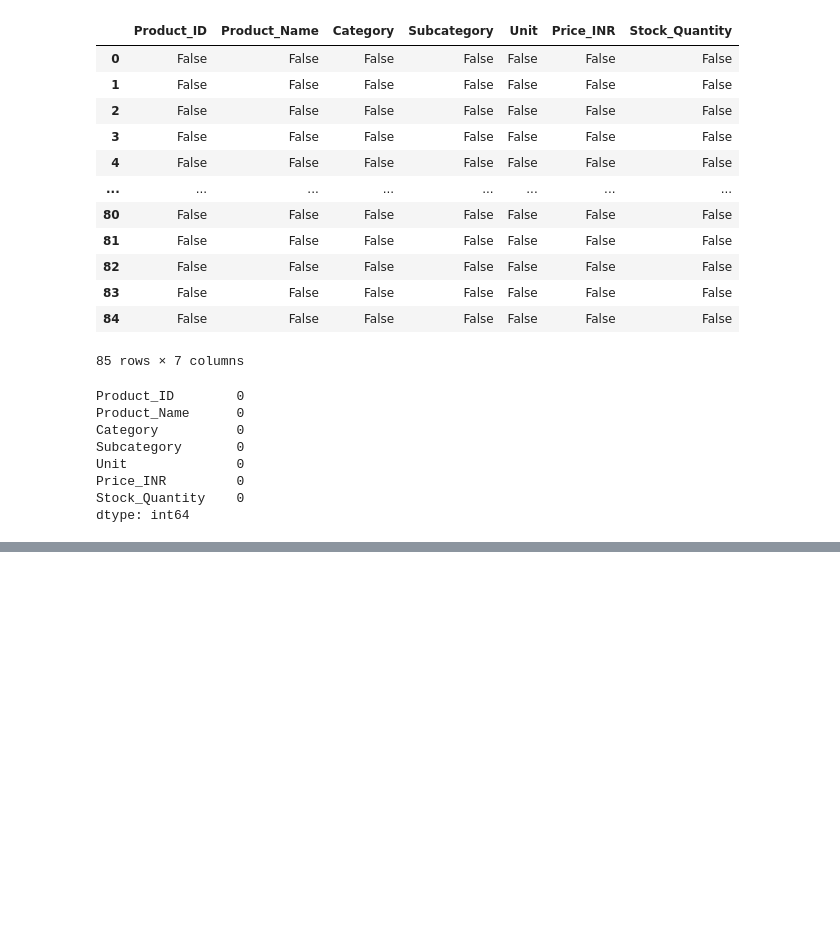
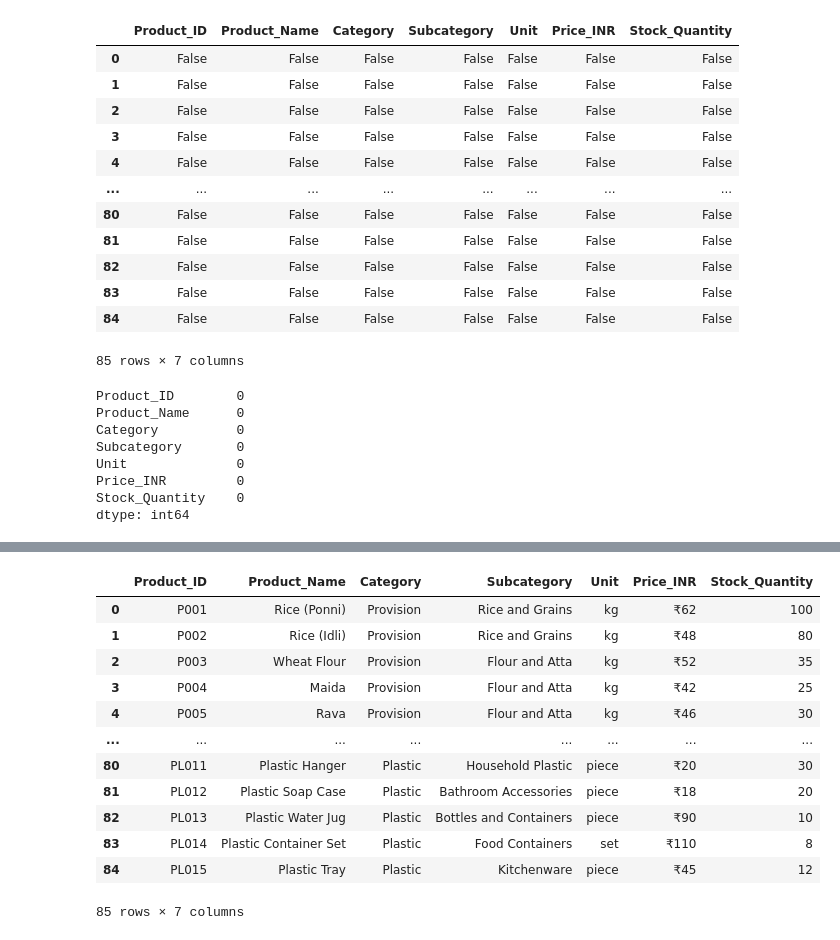
Before and after one commit to BLESSINGSAMJEBARAJ/AI_Fundamentals_Learnings, a Jupyter notebook: Pandas_Analysis.ipynb, the cells around one changed output, grey strips where cells are left out. Cells and saved outputs as stored; diff of their text form; code cells hidden in the pictures; blank space fills up the shorter version.

```diff
--- a/Pandas_Analysis.ipynb
+++ b/Pandas_Analysis.ipynb
@@ -94,0 +251,16 @@ print("Testing Git change tracking")
+# %%
+products #dataset not updated
+# %% [output]
+|  | Product_ID | Product_Name | Category | Subcategory | Unit | Price_INR | Stock_Quantity |
+| 0 | P001 | Rice (Ponni) | Provision | Rice and Grains | kg | ₹62 | 100 |
+| 1 | P002 | Rice (Idli) | Provision | Rice and Grains | kg | ₹48 | 80 |
+| 2 | P003 | Wheat Flour | Provision | Flour and Atta | kg | ₹52 | 35 |
+| 3 | P004 | Maida | Provision | Flour and Atta | kg | ₹42 | 25 |
+| 4 | P005 | Rava | Provision | Flour and Atta | kg | ₹46 | 30 |
+| ... | ... | ... | ... | ... | ... | ... | ... |
+| 80 | PL011 | Plastic Hanger | Plastic | Household Plastic | piece | ₹20 | 30 |
+| 81 | PL012 | Plastic Soap Case | Plastic | Bathroom Accessories | piece | ₹18 | 20 |
+| 82 | PL013 | Plastic Water Jug | Plastic | Bottles and Containers | piece | ₹90 | 10 |
+| 83 | PL014 | Plastic Container Set | Plastic | Food Containers | set | ₹110 | 8 |
+| 84 | PL015 | Plastic Tray | Plastic | Kitchenware | piece | ₹45 | 12 |
+85 rows × 7 columns
```
Also changed, not shown: parts of 19 cells of this notebook, 1 other file.
